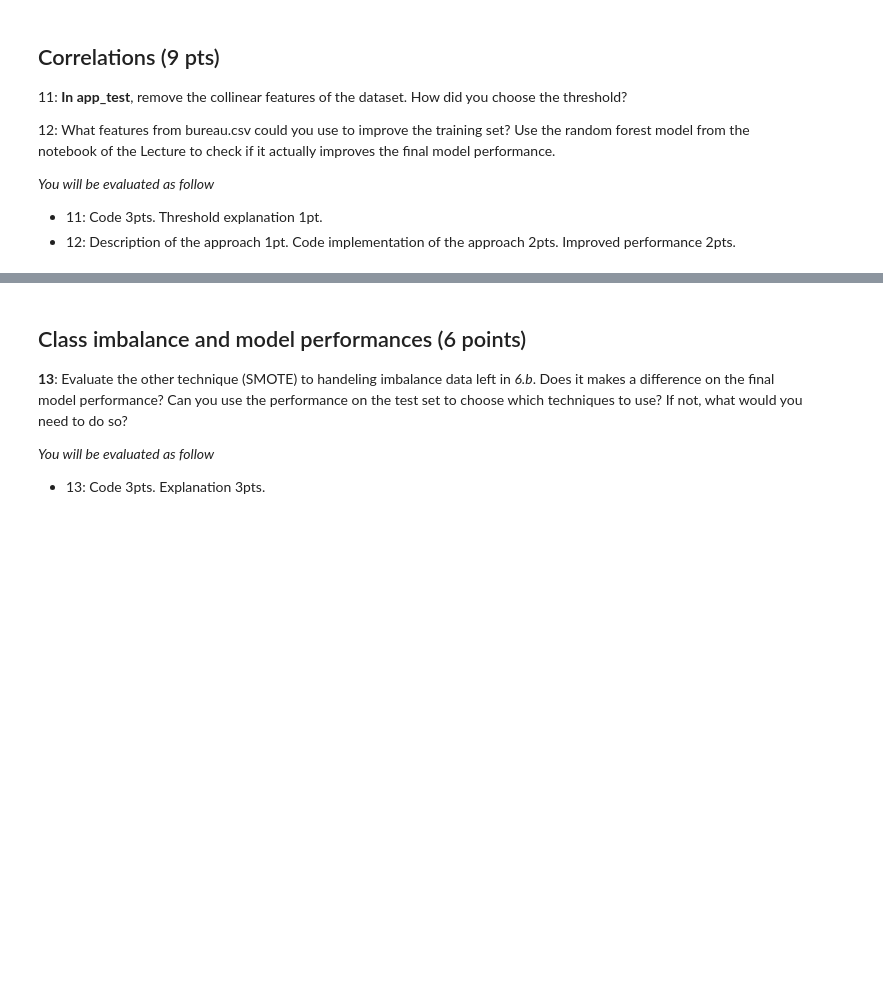
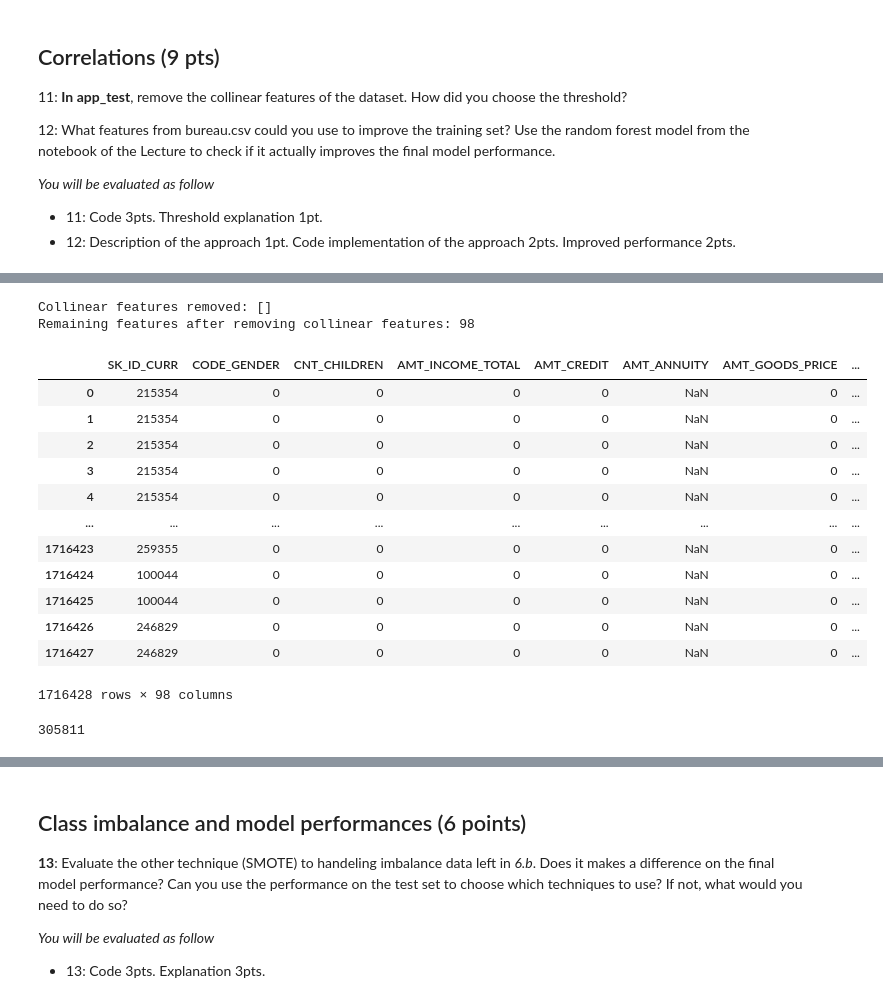
Before and after one commit to mina-naseh/applied-ml-mids-2024, a Jupyter notebook: Project_Part_1.ipynb, the cells around one changed output, grey strips where cells are left out. Drawn from its saved outputs; the diff is of its cells as text; code cells hidden in the pictures; blank space fills up the shorter version.

```diff
--- a/Project_Part_1.ipynb
+++ b/Project_Part_1.ipynb
@@ -987,0 +1010,35 @@ Categorical columns to encode: ['CREDIT_ACTIVE', 'CREDIT_CURRENCY', 'CREDIT_TYPE
+# %%
+# Function to One-Hot Encode only remaining the object columns, using training set as reference
+def one_hot_encode_object_columns(df, reference_df=None):
+    # Identify categorical columns (object dtype)
+    categorical_cols = df.select_dtypes(include=['object']).columns
+
+    # Apply One-Hot Encoding to the identified categorical columns
+    df_encoded = pd.get_dummies(df, columns=categorical_cols, drop_first=True)
+
+    # If reference_df is provided, align the columns with the reference dataframe (train set)
+    if reference_df is not None:
+        missing_cols = set(reference_df.columns) - set(df_encoded.columns)
+        for col in missing_cols:
+            df_encoded[col] = 0
+        df_encoded = df_encoded[reference_df.columns]
+
+    return df_encoded
+
+# Apply One-Hot Encoding to the training set
+app_train_transformed = one_hot_encode_object_columns(app_train_X_cleaned_copy)
+
+# Apply One-Hot Encoding to the test set using the training set as reference
+app_test_transformed = one_hot_encode_object_columns(app_test_X_cleaned, reference_df=app_train_transformed)
+
+# Apply One-Hot Encoding to app_past using the training set as reference
+app_past_transformed = one_hot_encode_object_columns(app_past, reference_df=app_train_transformed)
+
+# Apply One-Hot Encoding to bureau using the training set as reference
+bureau_transformed = one_hot_encode_object_columns(bureau, reference_df=app_train_transformed)
+
+
+print(f"Training set shape after encoding: {app_train_transformed.shape}")
+print(f"Test set shape after encoding: {app_test_transformed.shape}")
+print(f"App_past set shape after encoding: {app_past_transformed.shape}")
+print(f"Bureau set shape after encoding: {bureau_transformed.shape}")
@@ -1018,0 +1351,22 @@ Categorical columns to encode: ['CREDIT_ACTIVE', 'CREDIT_CURRENCY', 'CREDIT_TYPE
+# %%
+# calculate the correlation matrix for bureau_transformed
+corr_matrix = bureau_transformed.corr().abs()
+
+# set a correlation threshold
+threshold = 0.9
+
+# identify the upper triangle of the correlation matrix to avoid duplicate pairs
+upper_tri = corr_matrix.where(np.triu(np.ones(corr_matrix.shape), k=1).astype(np.bool))
+
+# find features with correlation greater than the threshold
+collinear_features = [column for column in upper_tri.columns if any(upper_tri[column] > threshold)]
+
+# remove collinear features from bureau_transformed
+bureau_reduced = bureau_transformed.drop(columns=collinear_features)
+
+# Output the removed features and the shape of the reduced dataset
+print(f"Collinear features removed: {collinear_features}")
+print(f"Remaining features after removing collinear features: {bureau_reduced.shape[1]}")
+# %% [output]
+Collinear features removed: []
+Remaining features after removing collinear features: 98
@@ -1018,0 +1394,20 @@ Categorical columns to encode: ['CREDIT_ACTIVE', 'CREDIT_CURRENCY', 'CREDIT_TYPE
+# %%
+bureau_transformed
+# %% [output]
+|  | SK_ID_CURR | CODE_GENDER | CNT_CHILDREN | AMT_INCOME_TOTAL | AMT_CREDIT | AMT_ANNUITY | AMT_GOODS_PRICE | ... |
+| 0 | 215354 | 0 | 0 | 0 | 0 | NaN | 0 | ... |
+| 1 | 215354 | 0 | 0 | 0 | 0 | NaN | 0 | ... |
+| 2 | 215354 | 0 | 0 | 0 | 0 | NaN | 0 | ... |
+| 3 | 215354 | 0 | 0 | 0 | 0 | NaN | 0 | ... |
+| 4 | 215354 | 0 | 0 | 0 | 0 | NaN | 0 | ... |
+| ... | ... | ... | ... | ... | ... | ... | ... | ... |
+| 1716423 | 259355 | 0 | 0 | 0 | 0 | NaN | 0 | ... |
+| 1716424 | 100044 | 0 | 0 | 0 | 0 | NaN | 0 | ... |
+| 1716425 | 100044 | 0 | 0 | 0 | 0 | NaN | 0 | ... |
+| 1716426 | 246829 | 0 | 0 | 0 | 0 | NaN | 0 | ... |
+| 1716427 | 246829 | 0 | 0 | 0 | 0 | NaN | 0 | ... |
+1716428 rows × 98 columns
+# %%
+bureau_transformed['SK_ID_CURR'].nunique()
+# %% [output]
+305811
```
Also changed, not shown: parts of 30 cells of this notebook.
